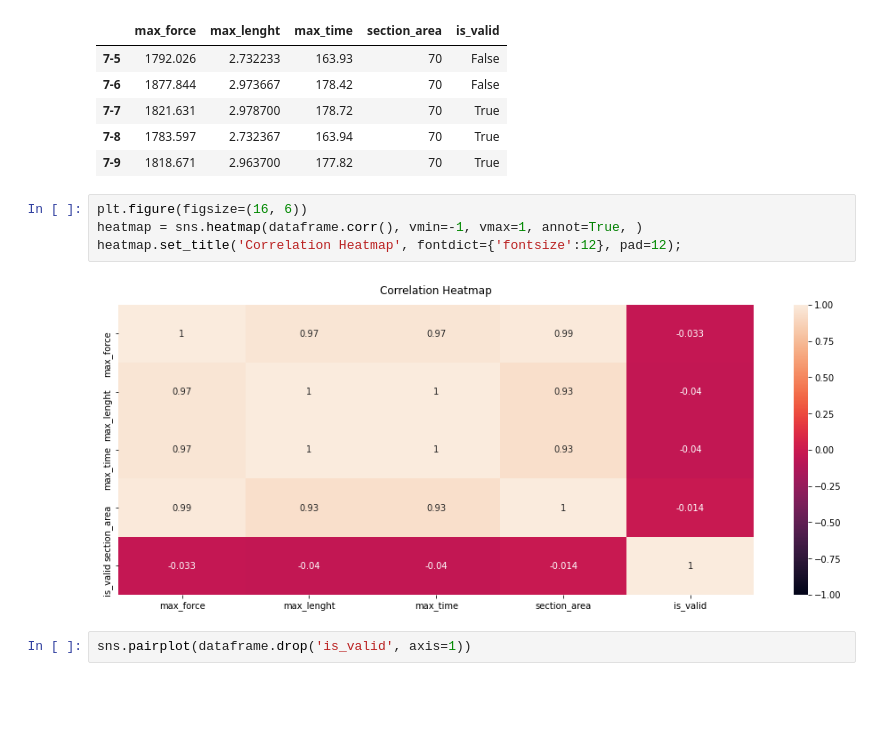
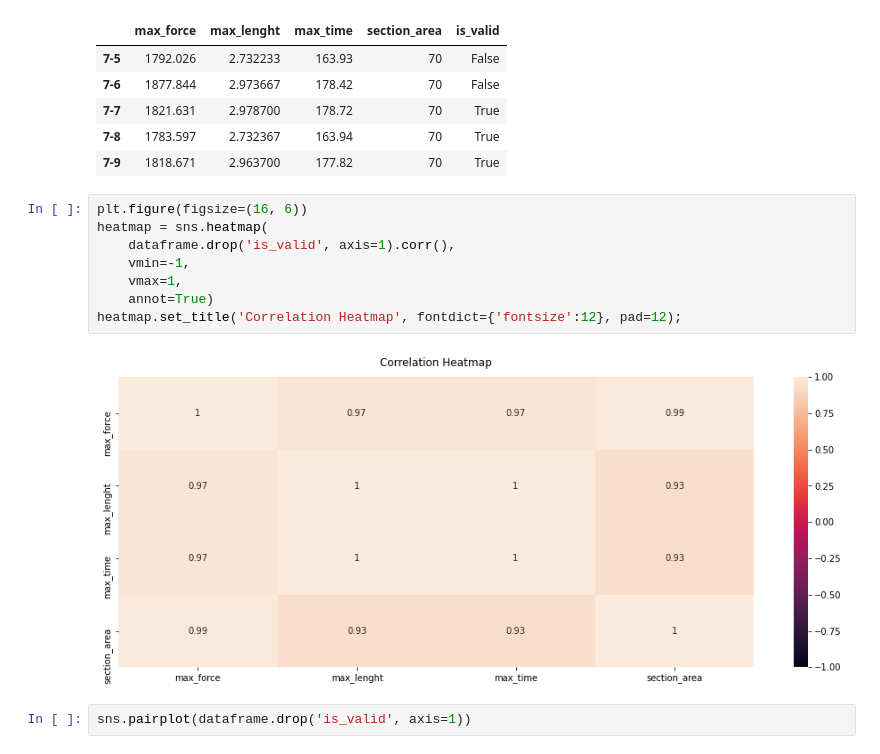
Before and after one commit to gruzdev-as/Polymer_experiment, a Jupyter notebook: Data_Preprocessing.ipynb, the cells around one changed output. Saved outputs shown, nothing was run; the diff lists cells and outputs as text; blank space fills up the shorter version.

```diff
--- a/Data_Preprocessing.ipynb
+++ b/Data_Preprocessing.ipynb
@@ -56,10 +54,14 @@ dataframe.tail()
 | 7-9 | 1818.671 | 2.963700 | 177.82 | 70 | True |
 # %%
 plt.figure(figsize=(16, 6))
-heatmap = sns.heatmap(dataframe.corr(), vmin=-1, vmax=1, annot=True, )
+heatmap = sns.heatmap(
+    dataframe.drop('is_valid', axis=1).corr(),
+    vmin=-1,
+    vmax=1,
+    annot=True)
 heatmap.set_title('Correlation Heatmap', fontdict={'fontsize':12}, pad=12);
 # %% [output]
-[figure, old version]
+[figure, new version]
 # %%
 sns.pairplot(dataframe.drop('is_valid', axis=1))
 # %% [output]
```
Also changed, not shown: parts of 18 cells of this notebook, 1 other file.
